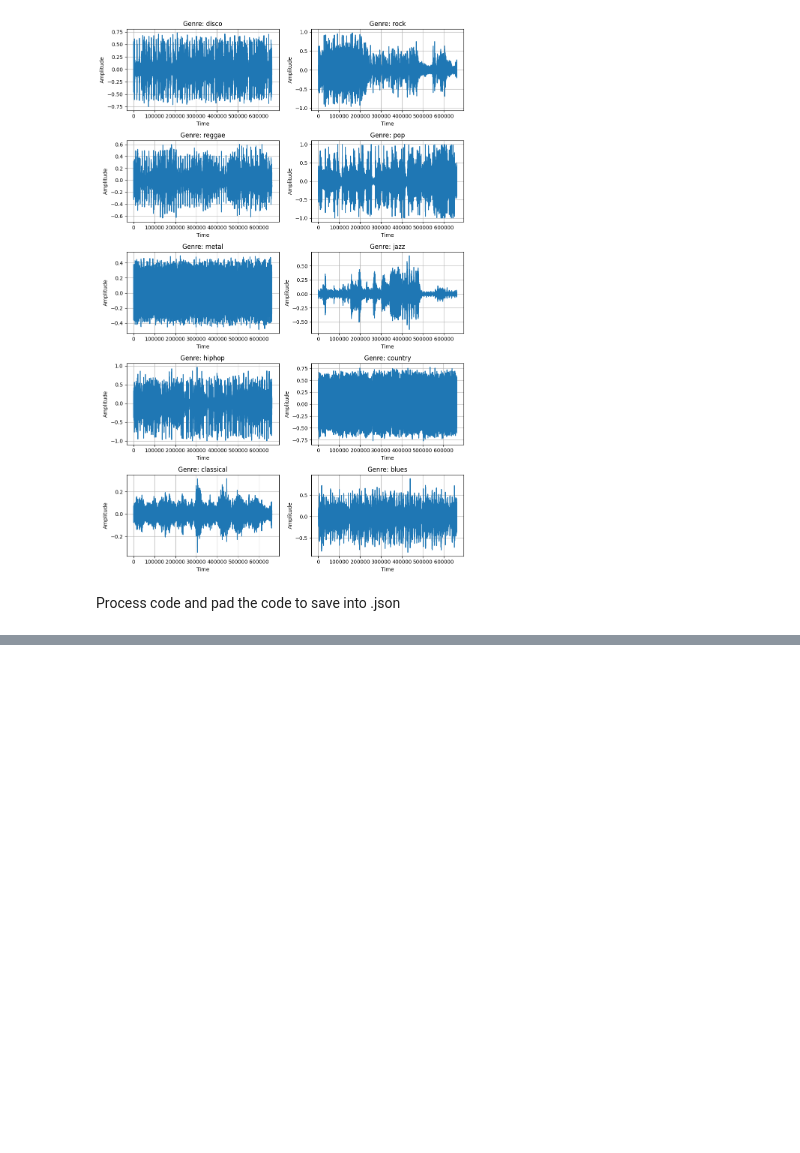
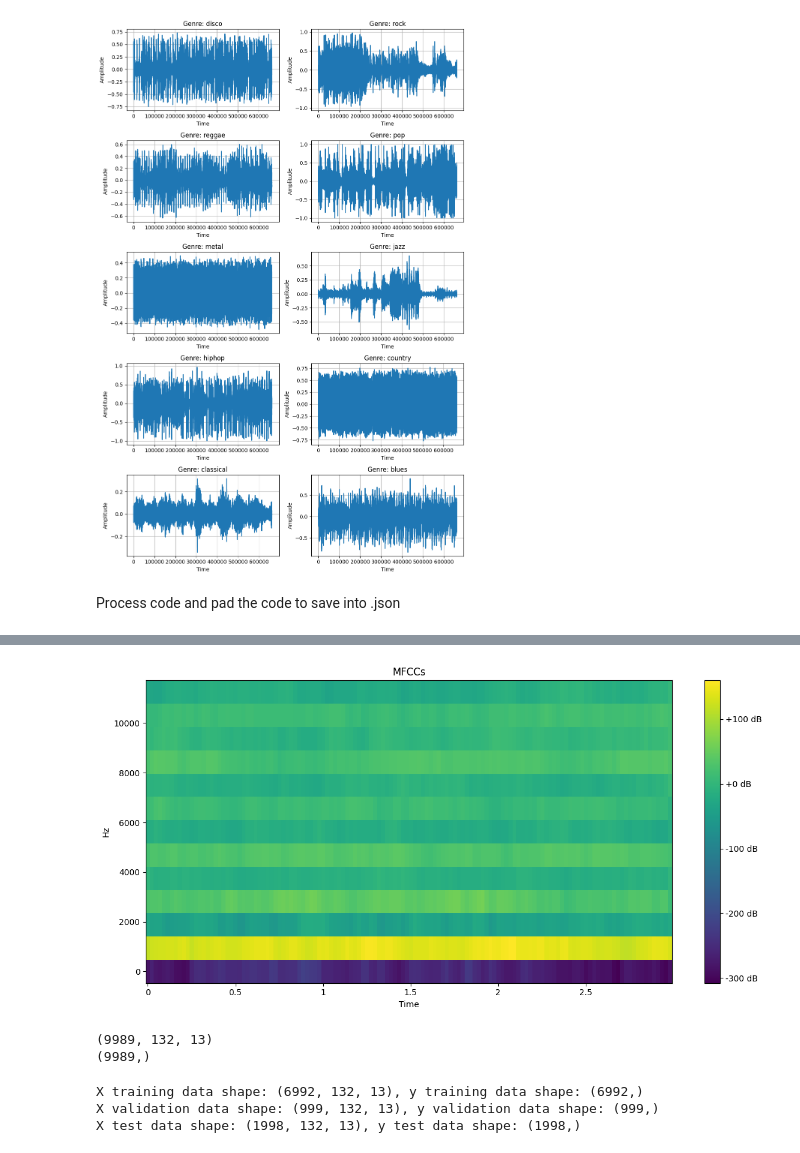
Before and after one commit to Akki0529/Music-Classiffer, a Jupyter notebook: 01-Preprocessing.ipynb, the cells around one changed output, grey strips where cells are left out. Drawn from its saved outputs; the diff is of its cells as text; code cells hidden in the pictures; blank space fills up the shorter version.

```diff
--- a/01-Preprocessing.ipynb
+++ b/01-Preprocessing.ipynb
@@ -355,0 +400,7 @@ MFCC extraction completed in 117.86 seconds.
+# %%
+idx = 1000
+fs = 22500
+
+plot_low_res_mfcc(mfccs[idx].T, fs)
+# %% [output]
+[figure, added]
@@ -355,0 +415,21 @@ MFCC extraction completed in 117.86 seconds.
+# %%
+print(np.shape(X))
+print(np.shape(y))
+# %% [output]
+(9989, 132, 13)
+(9989,)
+# %%
+from sklearn.model_selection import train_test_split
+
+# Split the data into train (80%), validation (10%), and test (10%)
+X_train, X_test, y_train, y_test = train_test_split(X, y, test_size=0.2, random_state=42, stratify=y)
+X_train, X_val, y_train, y_val = train_test_split(X_train, y_train, test_size=0.125, random_state=42, stratify=y_train)
+
+# Shape of the splits after optimization
+print(f"X training data shape: {X_train.shape}, y training data shape: {y_train.shape}")
+print(f"X validation data shape: {X_val.shape}, y validation data shape: {y_val.shape}")
+print(f"X test data shape: {X_test.shape}, y test data shape: {y_test.shape}")
+# %% [output]
+X training data shape: (6992, 132, 13), y training data shape: (6992,)
+X validation data shape: (999, 132, 13), y validation data shape: (999,)
+X test data shape: (1998, 132, 13), y test data shape: (1998,)
```
Also changed, not shown: parts of 24 cells of this notebook.
